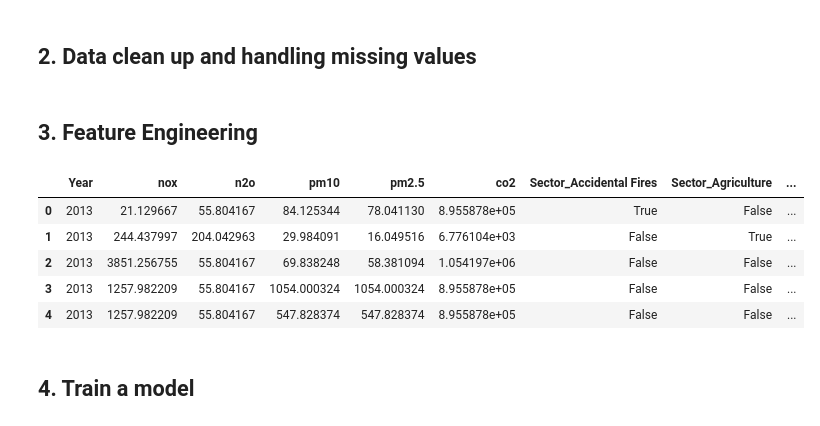
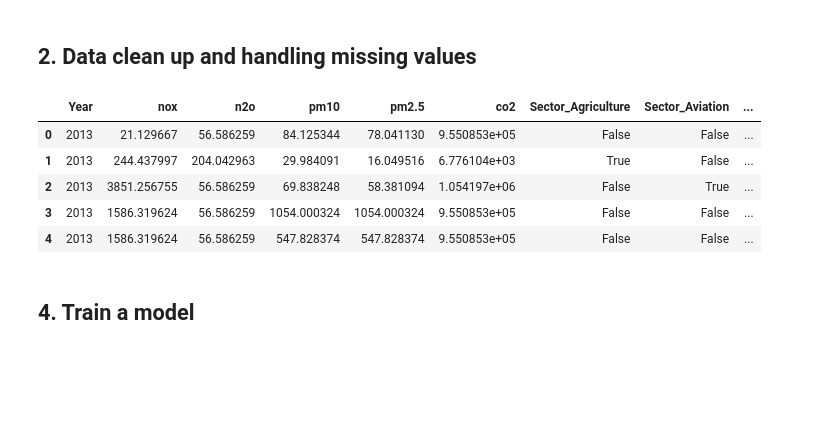
Before and after one commit to danilopsss/uol_group_d, a Jupyter notebook: ipynb_files/code/SVM.ipynb, the cells around one changed output. Saved outputs shown, nothing was run; the diff lists cells and outputs as text; code cells hidden in the pictures; blank space fills up the shorter version.

```diff
--- a/ipynb_files/svm.ipynb
+++ b/ipynb_files/code/SVM.ipynb
@@ -55,5 +61,5 @@ df_sum
 # %%
 # filter training data
-df = df[df['Year'].isin([2013, 2016, 2019, 2025])]
-df.shape
+dataframe = dataframe[dataframe['Year'].isin([2013, 2016, 2019, 2025])]
+dataframe.shape
 # %% [output]
@@ -60,0 +79,10 @@ df.shape
+# %%
+# fill missing values with the median
+columns_with_nulls = dataframe.columns[dataframe.isnull().any()].tolist()
+# columns_with_nulls
+# %%
+# Replace nulls with the median of specified columns per 'Grid ID 2019'
+for column in columns_with_nulls:
+    dataframe[column] = dataframe.groupby('Grid ID 2019')[column].transform(lambda x: x.fillna(x.median()))
+
+# train_dataframe.isnull().sum()
@@ -61,19 +104,20 @@ df.shape
 # %% [markdown]
 ## 2. Data clean up and handling missing values
-# %% [markdown]
-## 3. Feature Engineering
+# %%
+# convert easting and northing to categorical
+dataframe['Sector'] = dataframe['Sector'].astype('category')
 # %%
 ### One-Hot Encoding of Categorical Variables
 
-df_encoded = pd.get_dummies(df, drop_first=False)
-df_encoded.head()
+dataframe_encoded = pd.get_dummies(dataframe, drop_first=True)
+dataframe_encoded.head()
 # %% [output]
-|  | Year | nox | n2o | pm10 | pm2.5 | co2 | Sector_Accidental Fires | Sector_Agriculture | ... |
-| 0 | 2013 | 21.129667 | 55.804167 | 84.125344 | 78.041130 | 8.955878e+05 | True | False | ... |
-| 1 | 2013 | 244.437997 | 204.042963 | 29.984091 | 16.049516 | 6.776104e+03 | False | True | ... |
-| 2 | 2013 | 3851.256755 | 55.804167 | 69.838248 | 58.381094 | 1.054197e+06 | False | False | ... |
-| 3 | 2013 | 1257.982209 | 55.804167 | 1054.000324 | 1054.000324 | 8.955878e+05 | False | False | ... |
-| 4 | 2013 | 1257.982209 | 55.804167 | 547.828374 | 547.828374 | 8.955878e+05 | False | False | ... |
+|  | Year | nox | n2o | pm10 | pm2.5 | co2 | Sector_Agriculture | Sector_Aviation | ... |
+| 0 | 2013 | 21.129667 | 56.586259 | 84.125344 | 78.041130 | 9.550853e+05 | False | False | ... |
+| 1 | 2013 | 244.437997 | 204.042963 | 29.984091 | 16.049516 | 6.776104e+03 | True | False | ... |
+| 2 | 2013 | 3851.256755 | 56.586259 | 69.838248 | 58.381094 | 1.054197e+06 | False | True | ... |
+| 3 | 2013 | 1586.319624 | 56.586259 | 1054.000324 | 1054.000324 | 9.550853e+05 | False | False | ... |
+| 4 | 2013 | 1586.319624 | 56.586259 | 547.828374 | 547.828374 | 9.550853e+05 | False | False | ... |
 # %% [markdown]
 ## 4. Train a model
 # %% [markdown]
```
Also changed, not shown: parts of 17 cells of this notebook, 9 other files.
